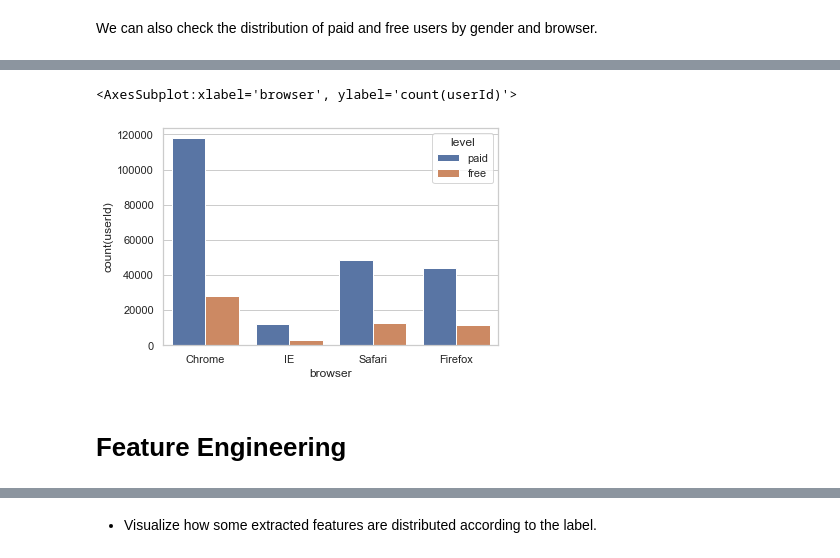
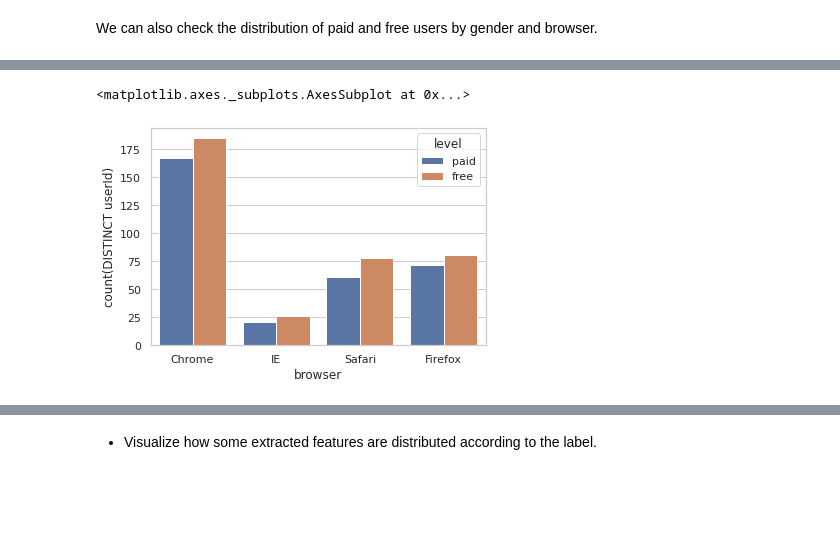
Before and after one commit to stillqe/sparkify, a Jupyter notebook: Sparkify.ipynb, the cells around one changed output, grey strips where cells are left out. Drawn from its saved outputs; the diff is of its cells as text; code cells hidden in the pictures; blank space fills up the shorter version.

```diff
--- a/Sparkify.ipynb
+++ b/Sparkify.ipynb
@@ -108,23 +128,21 @@ sns.barplot(x='level',y='count(userId)',hue='gender', data=df.groupBy('level','g
 # %%
 def get_browser(x):
     if 'Firefox' in x:
         return 'Firefox'
     elif 'Safari' in x:
         if 'Chrome' in x:
             return 'Chrome'
         else:
             return 'Safari'
     elif 'Trident' in x:
         return 'IE'
     else:
         return np.NaN
 
 browser = udf(lambda x: get_browser(x))
 df = df.withColumn('browser', browser(df.userAgent))
+
+sns.barplot(x='browser',y='count(DISTINCT userId)',hue='level', data=df.groupBy('browser','level').agg(countDistinct('userId')).toPandas())
+# %% [output]
+<matplotlib.axes._subplots.AxesSubplot at 0x...>
+[figure, added]
-# %%
-sns.barplot(x='browser',y='count(userId)',hue='level', data=df.groupBy('browser','level').agg({'userId':'count'}).toPandas())
-# %% [output]
-<AxesSubplot:xlabel='browser', ylabel='count(userId)'>
-[figure, removed]
-# %% [markdown]
-# Feature Engineering
```
Also changed, not shown: parts of 29 cells of this notebook.
